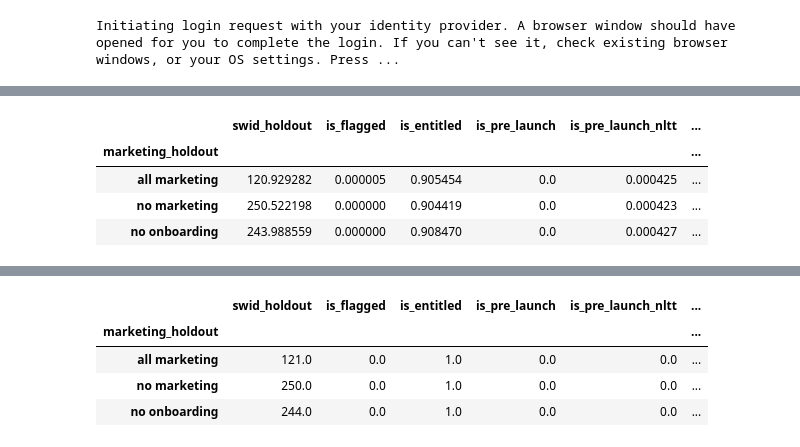
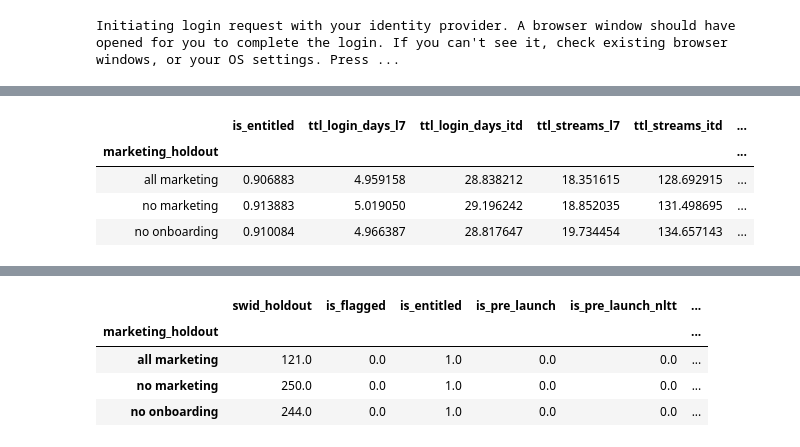
Before and after one commit to mattbessey/marketingEfficacy, a Jupyter notebook: marketingEfficacy.ipynb, the cells around one changed output, grey strips where cells are left out. Cells and saved outputs as stored; diff of their text form; code cells hidden in the pictures.

```diff
--- a/marketingEfficacy.ipynb
+++ b/marketingEfficacy.ipynb
@@ -113,0 +182,5 @@ binaryConstructionList = ['']
+# %%
+# rename for conciseness
+engmt = engagementCleaned
+del engagementCleaned
+del engagement
@@ -114,6 +209,26 @@ binaryConstructionList = ['']
+# %%
+# define columns for binary construction
+# binary = 1 if action occurred in interval, else 0
+
+binaryConstructionList = [
+    'ttl_login_days_l7',
+    'ttl_login_days_itd',
+    'ttl_streams_l7',
+    'ttl_streams_itd',
+    'general_streaming_profiles_l7', 'general_streaming_profiles_itd',
+    'kids_streaming_profiles_l7', 'kids_streaming_profiles_itd',
+    'ttl_stream_time_web_ms_l7',
+    'ttl_stream_time_web_ms_itd',
+    'ttl_stream_time_mobile_ms_l7',
+    'ttl_stream_time_mobile_ms_itd',
+    'ttl_stream_time_connected_tv_ms_l7',
+    'tl_stream_time_connected_tv_ms_itd',
+    'days_since_last_stream'
+]
 # %%
-# create active_binary_l1 with 1 = user was active in l1d
-engagement['active_binary_l1'] = engagement.apply(lambda df:
-                                                 1 if df['total_streams_l1'] > 0
-                                                 else 0,
-                                                 axis=1)
+# create binary variables _bin
+for i in binaryConstructionList:
+    engmt[i + '_bin'] = engmt.apply(lambda df:
+                                   1 if df[i] > 0
+                                   else 0,
+                                   axis=1)
@@ -126,9 +235,9 @@ engagement['active_binary_l7'] = engagement.apply(lambda df:
 # %%
-engagement.groupby('marketing_holdout').mean()
+engmt.groupby('marketing_holdout').mean()
 # %% [output]
-|  | swid_holdout | is_flagged | is_entitled | is_pre_launch | is_pre_launch_nltt | ... |
+|  | is_entitled | ttl_login_days_l7 | ttl_login_days_itd | ttl_streams_l7 | ttl_streams_itd | ... |
 | marketing_holdout |  |  |  |  |  | ... |
-| all marketing | 120.929282 | 0.000005 | 0.905454 | 0.0 | 0.000425 | ... |
-| no marketing | 250.522198 | 0.000000 | 0.904419 | 0.0 | 0.000423 | ... |
-| no onboarding | 243.988559 | 0.000000 | 0.908470 | 0.0 | 0.000427 | ... |
+| all marketing | 0.906883 | 4.959158 | 28.838212 | 18.351615 | 128.692915 | ... |
+| no marketing | 0.913883 | 5.019050 | 29.196242 | 18.852035 | 131.498695 | ... |
+| no onboarding | 0.910084 | 4.966387 | 28.817647 | 19.734454 | 134.657143 | ... |
 # %%
```
Also changed, not shown: parts of 8 cells of this notebook, 1 other file.
